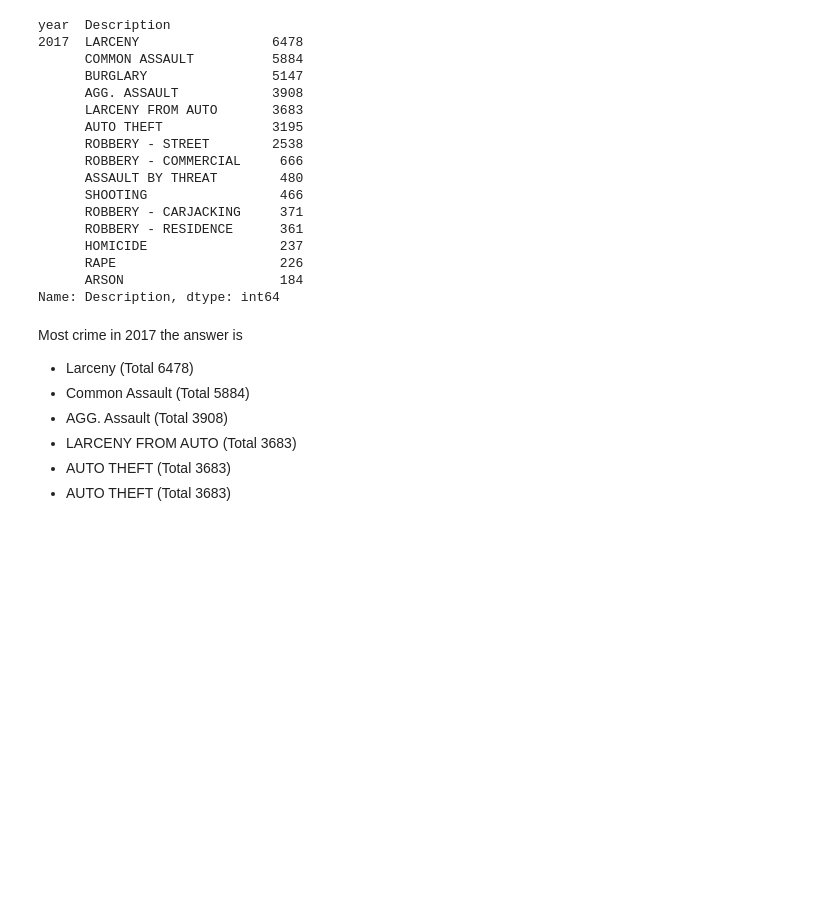
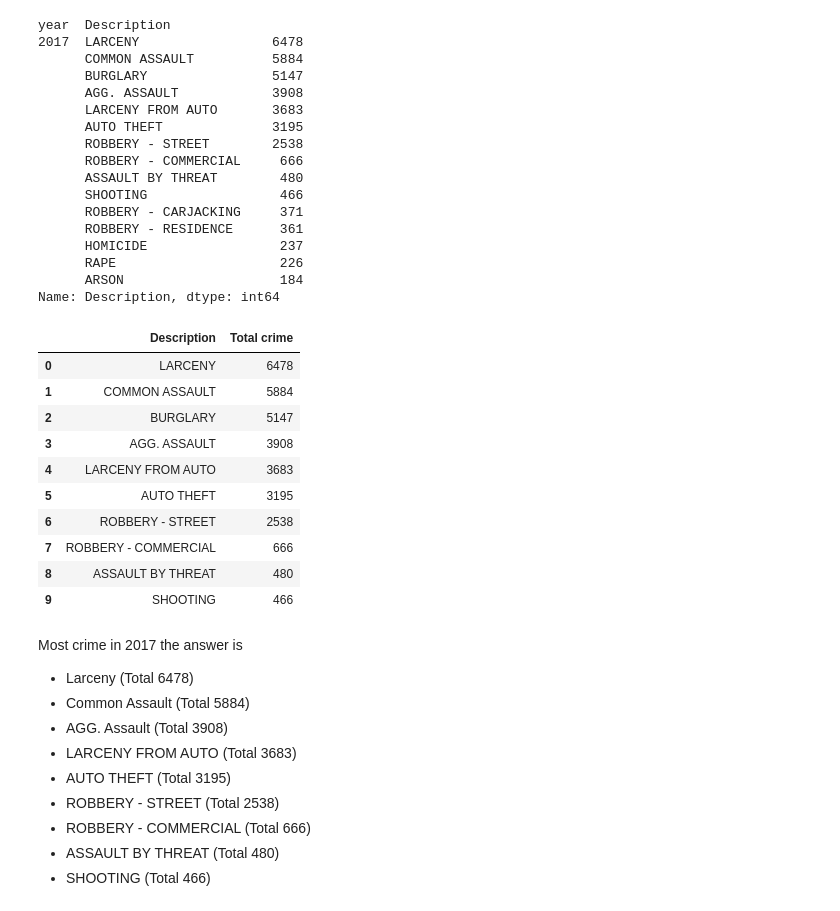
Before and after one commit to ackermanjayjay/Victim_crime_based, a Jupyter notebook: Victim_crime_based.ipynb, the cells around one changed output. Cells and saved outputs as stored; diff of their text form; code cells hidden in the pictures; blank space fills up the shorter version.

Commit message:
fix(plot bar most crime)

```diff
--- a/Victim_crime_based.ipynb
+++ b/Victim_crime_based.ipynb
@@ -72,5 +72,5 @@ year  Description
       ARSON                    184
 Name: Description, dtype: int64
 # %%
-style_most_crime= pd.DataFrame(most_crime_2017['Description'].value_counts()).rename({"Description":"Total crime"}, axis = 1).rename_axis("Description").head(10)
+style_most_crime= pd.DataFrame(most_crime_2017['Description'].value_counts()).rename({"Description":"Total crime"}, axis = 1).rename_axis("Description").head(10).reset_index()
 # %%
@@ -78,8 +78,25 @@ px.bar(style_most_crime.reset_index(),x="Description",y="Total crime",color="Des
+# %%
+style_most_crime.style.bar()
+# %% [output]
+|  | Description | Total crime |
+| 0 | LARCENY | 6478 |
+| 1 | COMMON ASSAULT | 5884 |
+| 2 | BURGLARY | 5147 |
+| 3 | AGG. ASSAULT | 3908 |
+| 4 | LARCENY FROM AUTO | 3683 |
+| 5 | AUTO THEFT | 3195 |
+| 6 | ROBBERY - STREET | 2538 |
+| 7 | ROBBERY - COMMERCIAL | 666 |
+| 8 | ASSAULT BY THREAT | 480 |
+| 9 | SHOOTING | 466 |
 # %% [markdown]
 Most crime in 2017 the answer is
 * Larceny (Total 6478)
 * Common Assault (Total 5884)
 * AGG. Assault (Total 3908)
 * LARCENY FROM AUTO (Total 3683)
-* AUTO THEFT (Total 3683)
-* AUTO THEFT (Total 3683)
+* AUTO THEFT (Total 3195)
+* ROBBERY - STREET	(Total 2538)
+* ROBBERY - COMMERCIAL		(Total 666)
+* ASSAULT BY THREAT		(Total 480)
+* SHOOTING	(Total 466)
```
Also changed, not shown: parts of 1 cell of this notebook.
